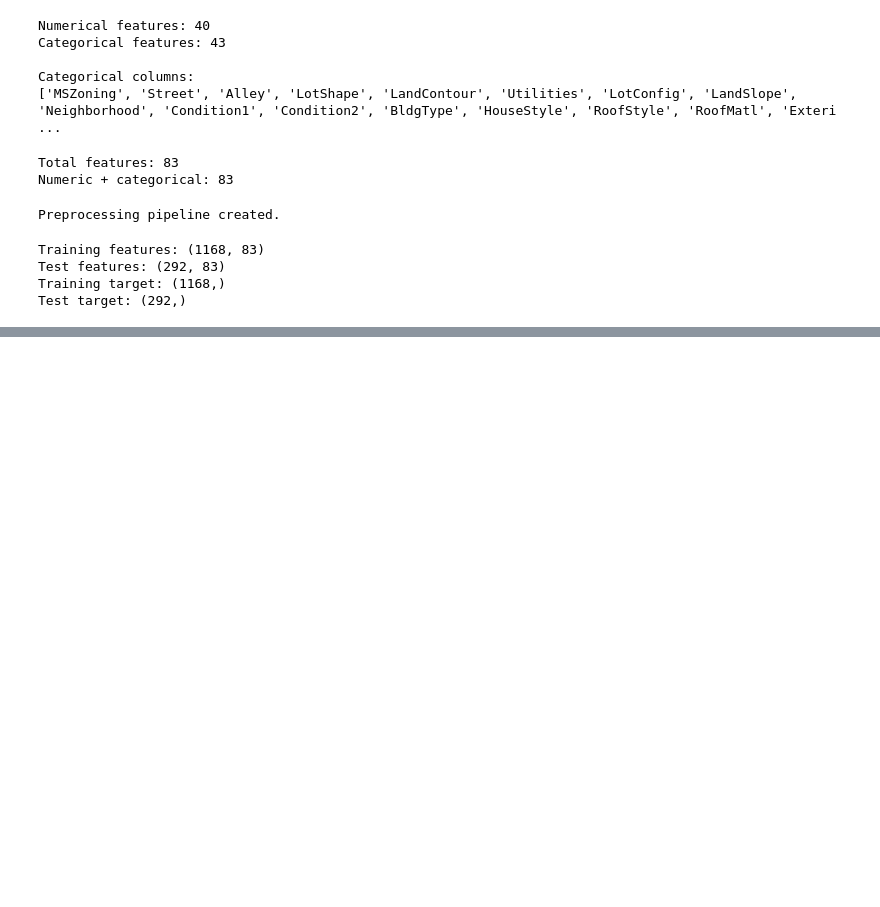
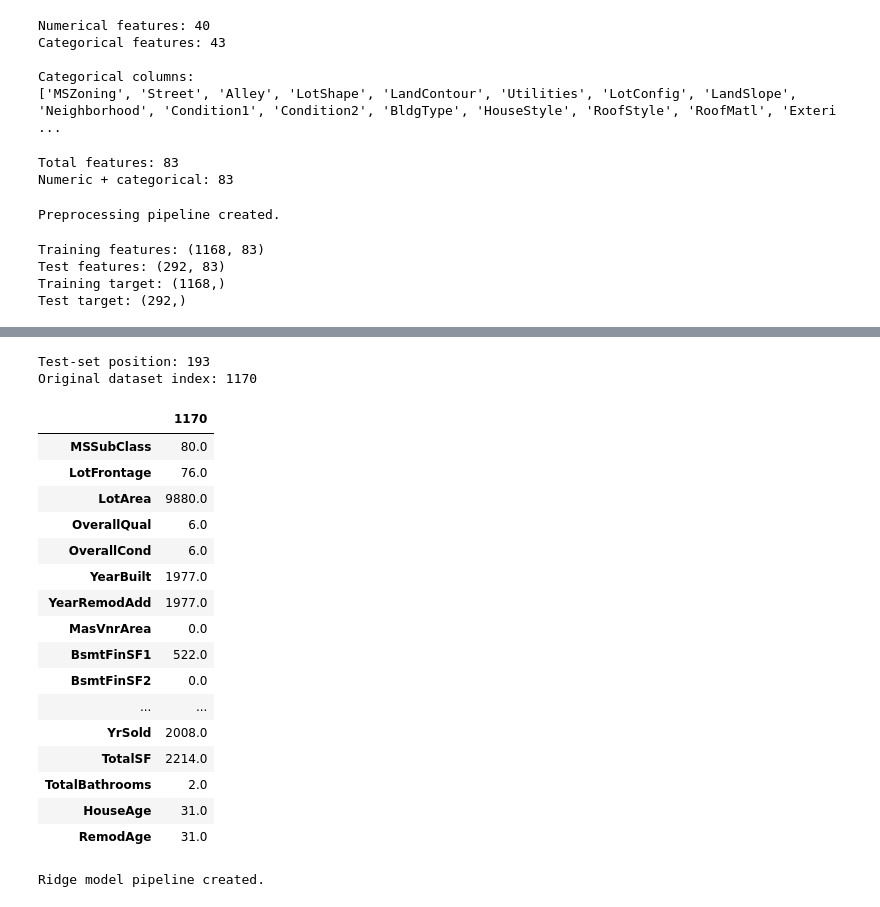
Before and after one commit to saraharshad101-sarah/Ames-House-Price-Regression, a Jupyter notebook: Ames_House_Price_Regression.ipynb, the cells around one changed output, grey strips where cells are left out. Drawn from its saved outputs; the diff is of its cells as text; code cells hidden in the pictures; blank space fills up the shorter version.

```diff
--- a/Ames_House_Price_Regression.ipynb
+++ b/Ames_House_Price_Regression.ipynb
@@ -373,0 +386,4 @@ Test target: (292,)
+# %%
+baseline_model.fit(X_train, y_train)
+
+print("Baseline model trained successfully.")
@@ -373,0 +392,5 @@ Test target: (292,)
+# %%
+y_pred_baseline = baseline_model.predict(X_test)
+
+print("Number of predictions:", len(y_pred_baseline))
+print("First 5 predictions:", y_pred_baseline[:5])
@@ -373,0 +401,20 @@ Test target: (292,)
+# %%
+from sklearn.metrics import mean_squared_error, mean_absolute_error, r2_score
+import numpy as np
+
+baseline_rmse = np.sqrt(mean_squared_error(y_test, y_pred_baseline))
+baseline_mae = mean_absolute_error(y_test, y_pred_baseline)
+baseline_r2 = r2_score(y_test, y_pred_baseline)
+
+print("Baseline Linear Regression")
+print("RMSE:", round(baseline_rmse, 2))
+print("MAE:", round(baseline_mae, 2))
+print("R²:", round(baseline_r2, 4))
+comparison = pd.DataFrame({
+    "Actual": y_test.values,
+    "Predicted": y_pred_baseline
+})
+
+comparison.head(10)
+print(comparison.describe())
+comparison.loc[comparison["Predicted"].idxmin()]
@@ -373,0 +439,42 @@ Test target: (292,)
+# %%
+problem_position = comparison["Predicted"].values.argmin()
+
+problem_index = X_test.index[problem_position]
+
+print("Test-set position:", problem_position)
+print("Original dataset index:", problem_index)
+X_test.loc[problem_index]
+problem_house = X_test.loc[[problem_index]]
+
+problem_house.select_dtypes(include=["number"]).T
+# %% [output]
+Test-set position: 193
+Original dataset index: 1170
+|  | 1170 |
+| MSSubClass | 80.0 |
+| LotFrontage | 76.0 |
+| LotArea | 9880.0 |
+| OverallQual | 6.0 |
+| OverallCond | 6.0 |
+| YearBuilt | 1977.0 |
+| YearRemodAdd | 1977.0 |
+| MasVnrArea | 0.0 |
+| BsmtFinSF1 | 522.0 |
+| BsmtFinSF2 | 0.0 |
+| ... | ... |
+| YrSold | 2008.0 |
+| TotalSF | 2214.0 |
+| TotalBathrooms | 2.0 |
+| HouseAge | 31.0 |
+| RemodAge | 31.0 |
+# %%
+from sklearn.linear_model import Ridge
+
+ridge_pipeline = Pipeline([
+    ("preprocessor", preprocessor),
+    ("regressor", Ridge())
+])
+
+print("Ridge model pipeline created.")
+# %% [output]
+Ridge model pipeline created.
```
Also changed, not shown: parts of 11 cells of this notebook.
